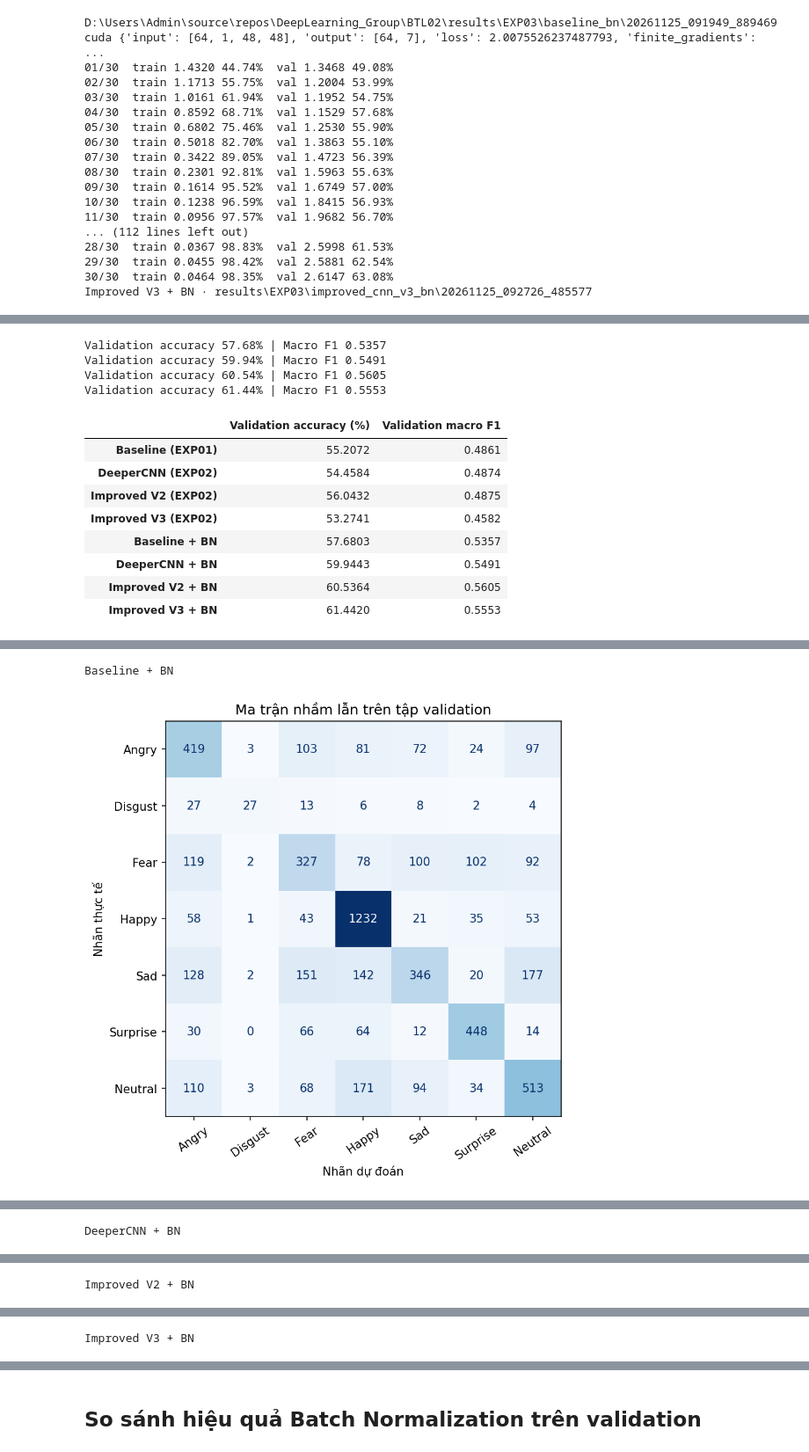
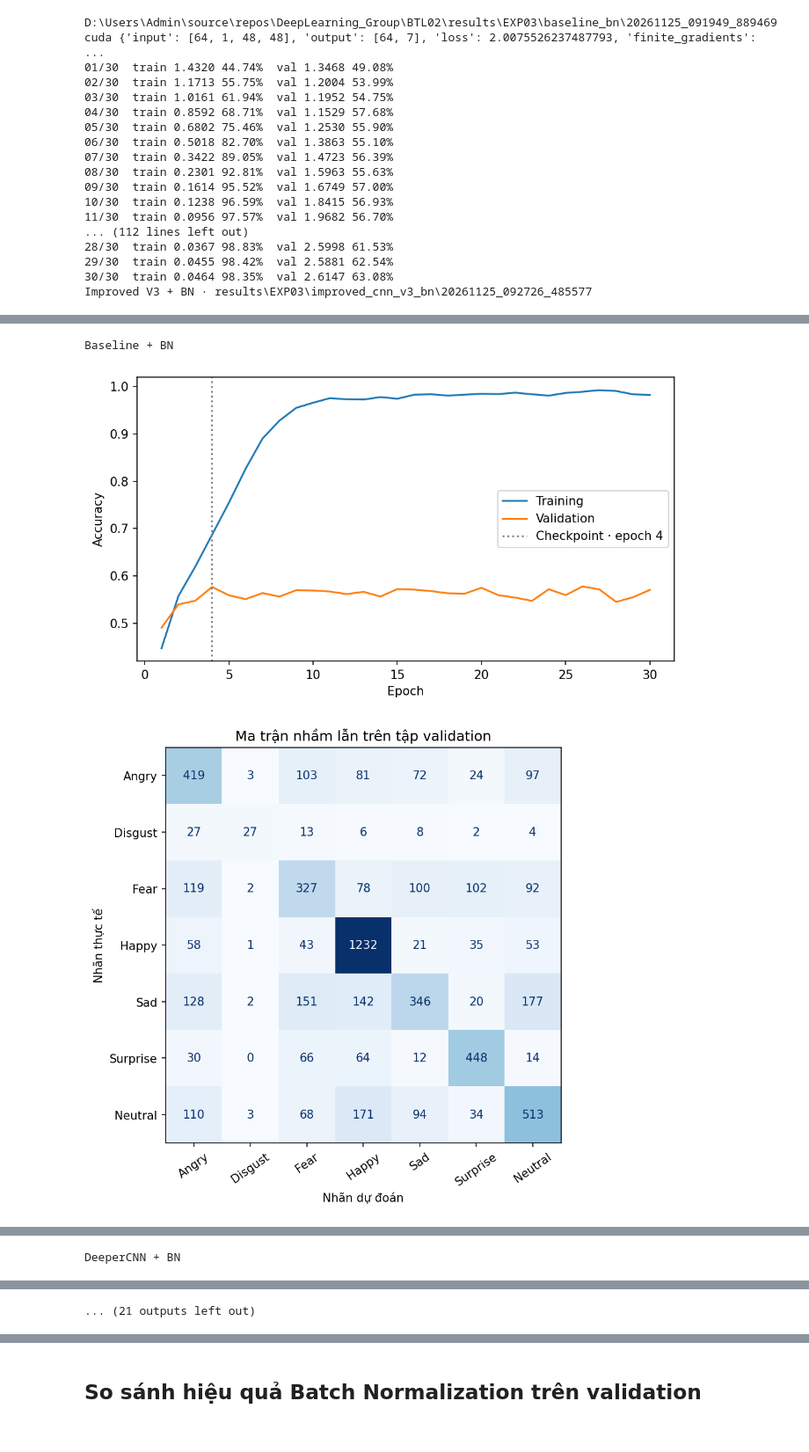
Before and after one commit to Cgtho/DeepLearning_Group, a Jupyter notebook: BTL02/notebooks/04_exp03_batch_normalization.ipynb, the cells around one changed output, grey strips where cells are left out. Shown at 88% size. Saved outputs shown, nothing was run; the diff lists cells and outputs as text; code cells hidden in the pictures.

```diff
--- a/BTL02/notebooks/04_exp03_batch_normalization.ipynb
+++ b/BTL02/notebooks/04_exp03_batch_normalization.ipynb
@@ -98,9 +99,9 @@ Mặc định `RUN_DIRS` đặt là `None` để tự động huấn luyện cá
 # %%
 RUN_DIRS = {
-    "Baseline + BN": None,
-    "DeeperCNN + BN": None,
-    "Improved V2 + BN": None,
-    "Improved V3 + BN": None,
+    "Baseline + BN": "results/EXP03/baseline_bn/20261125_091949_889469",
+    "DeeperCNN + BN": "results/EXP03/deeper_cnn_bn/20261125_092131_640630",
+    "Improved V2 + BN": "results/EXP03/improved_cnn_v2_bn/20261125_092340_644784",
+    "Improved V3 + BN": "results/EXP03/improved_cnn_v3_bn/20261125_092726_485577",
 }
 
 runs = dict(REFERENCE_RUNS)
@@ -173,5 +174,5 @@ display(validation_summary.round(4))
 for name in EXP03_CONFIG_PATHS:
     run = runs[name]
     print(name)
-    display(Image(filename=str(run / "confusion_matrix.png"), width=680))
+    display_saved_figures(run)
 # %% [output]
@@ -178,13 +188,3 @@ for name in EXP03_CONFIG_PATHS:
-Validation accuracy 57.68% | Macro F1 0.5357
-Validation accuracy 59.94% | Macro F1 0.5491
-Validation accuracy 60.54% | Macro F1 0.5605
-Validation accuracy 61.44% | Macro F1 0.5553
+Baseline + BN
-|  | Validation accuracy (%) | Validation macro F1 |
-| Baseline (EXP01) | 55.2072 | 0.4861 |
-| DeeperCNN (EXP02) | 54.4584 | 0.4874 |
-| Improved V2 (EXP02) | 56.0432 | 0.4875 |
-| Improved V3 (EXP02) | 53.2741 | 0.4582 |
-| Baseline + BN | 57.6803 | 0.5357 |
-| DeeperCNN + BN | 59.9443 | 0.5491 |
-| Improved V2 + BN | 60.5364 | 0.5605 |
-| Improved V3 + BN | 61.4420 | 0.5553 |
+[figure, new version]
+[figure, new version]
@@ -191,2 +196 @@ Validation accuracy 61.44% | Macro F1 0.5553
-Baseline + BN
+DeeperCNN + BN
-[figure, old version]
@@ -193 +199 @@ Baseline + BN
-DeeperCNN + BN
+... (21 outputs left out)
@@ -195 +199,0 @@ DeeperCNN + BN
-Improved V2 + BN
@@ -197 +199,0 @@ Improved V2 + BN
-Improved V3 + BN
```
Also changed, not shown: parts of 4 cells of this notebook, 7 other files.
